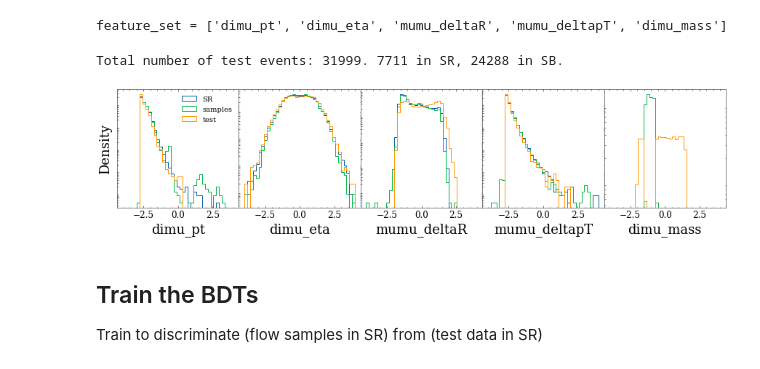
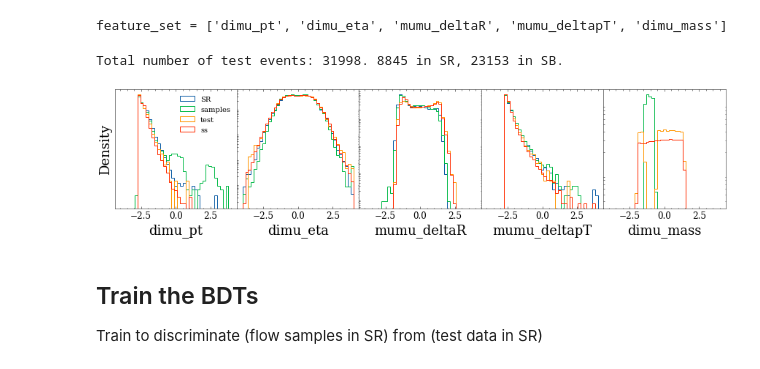
Before and after one commit to hep-lbdl/dimuonAD, a Jupyter notebook: 07_bump_hunt.ipynb, the cells around one changed output. Drawn from its saved outputs; the diff is of its cells as text; code cells hidden in the pictures.

```diff
--- a/07_bump_hunt.ipynb
+++ b/07_bump_hunt.ipynb
@@ -27,69 +32,68 @@ with open(f"models/{flow_training_id}/flow_samples", "rb") as infile:
 with open(f"processed_data/lowmass_{particle_type}_nojet_test_band_data", "rb") as infile:
     test_dict = pickle.load(infile)
 
+with open(f"processed_data/lowmass_{particle_type}_nojet_samesign_band_data", "rb") as infile:
+    samesign_dict = pickle.load(infile)
+
+
 with open(f"models/{flow_training_id}/configs.txt", "rb") as infile:
     configs = infile.readlines()[0].decode("utf-8")
     print(configs)
 # %% [output]
 feature_set = ['dimu_pt', 'dimu_eta', 'mumu_deltaR', 'mumu_deltapT', 'dimu_mass']
 # %%
-# Assemble the test set
+# Assemble the test set -- consists of both SB and SR
 
 feature_set = ['dimu_pt', 'dimu_eta', 'mumu_deltaR', 'mumu_deltapT', 'dimu_mass']
 
 
-
 num_events_test_SR = test_dict["SR"]["s_inj_data"]["dimu_mass"].shape[0]
 num_events_test_SB = test_dict["SBH"]["s_inj_data"]["dimu_mass"].shape[0]+test_dict["SBL"]["s_inj_data"]["dimu_mass"].shape[0]
-
+num_events_samesign = samesign_dict["SR"]["s_inj_data"]["dimu_mass"].shape[0]+samesign_dict["SBH"]["s_inj_data"]["dimu_mass"].shape[0]+samesign_dict["SBL"]["s_inj_data"]["dimu_mass"].shape[0]
 
 test_events_SB = np.empty((num_events_test_SB, len(feature_set)))
 test_events_SR = np.empty((num_events_test_SR, len(feature_set)))
+test_events_samesign = np.empty((num_events_samesign, len(feature_set)))
 
 
 for i, feat in enumerate(feature_set):
 
     test_events_SR[:,i] = test_dict["SR"]["s_inj_data"][feat].reshape(-1,)
-
-
     loc_arr = np.concatenate((test_dict["SBL"]["s_inj_data"][feat], test_dict["SBH"]["s_inj_data"][feat]))
     test_events_SB[:,i] = loc_arr.reshape(-1,)
-
-
-np.random.shuffle(test_events_SR)
-test_events_SR = test_events_SR[:int(1*num_events_test_SR)]
-np.random.shuffle(test_events_SB)
-test_events_SB = test_events_SB[:int(1*num_events_test_SB)]
+    #samesign
+    loc_arr = np.concatenate((samesign_dict["SR"]["s_inj_data"][feat], samesign_dict["SBL"]["s_inj_data"][feat], samesign_dict["SBH"]["s_inj_data"][feat]))
+    test_events_samesign[:,i] = loc_arr.reshape(-1,)
 
 
 print(f"Total number of test events: {test_events_SR.shape[0]+test_events_SB.shape[0]}. {test_events_SR.shape[0]} in SR, {test_events_SB.shape[0]} in SB.")
 # %% [output]
-Total number of test events: 31999. 7711 in SR, 24288 in SB.
+Total number of test events: 31998. 8845 in SR, 23153 in SB.
 # %%
 def hist_all_features(samples, labels, feature_set, plot_bound=3, yscale_log=False):
     scaled_feature_bins = [np.linspace(-plot_bound, plot_bound, 40) for i in range(len(feature_set))]
 
     n_features = len(feature_set)
     fig, ax = plt.subplots(1, n_features, figsize = (3*n_features, 3))
 
 
     for i, feat in enumerate(feature_set):
         for j, samp in enumerate(samples):
             ax[i].hist(samp[:,i], bins = scaled_feature_bins[i], histtype = "step", density = True, label = labels[j])
 
         if yscale_log:
             ax[i].set_yscale("log")
         ax[i].set_xlabel(feat)
         ax[i].set_yticks([])
     ax[0].legend()
     ax[0].set_ylabel("Density")
     plt.subplots_adjust(wspace=0)
     plt.show()
 
 
-hist_all_features([data_dict["SR"], data_dict["SR_samples"], test_events_SB], ["SR", "samples", "test"], feature_set, plot_bound = 4, yscale_log = True)
+hist_all_features([data_dict["SR"], data_dict["SR_samples"], test_events_SB, test_events_samesign], ["SR", "samples", "test", "ss"], feature_set, plot_bound = 4, yscale_log = True)
 # %% [output]
-[figure, old version]
+[figure, new version]
 # %% [markdown]
 ## Train the BDTs
 
```
Also changed, not shown: parts of 8 cells of this notebook.
